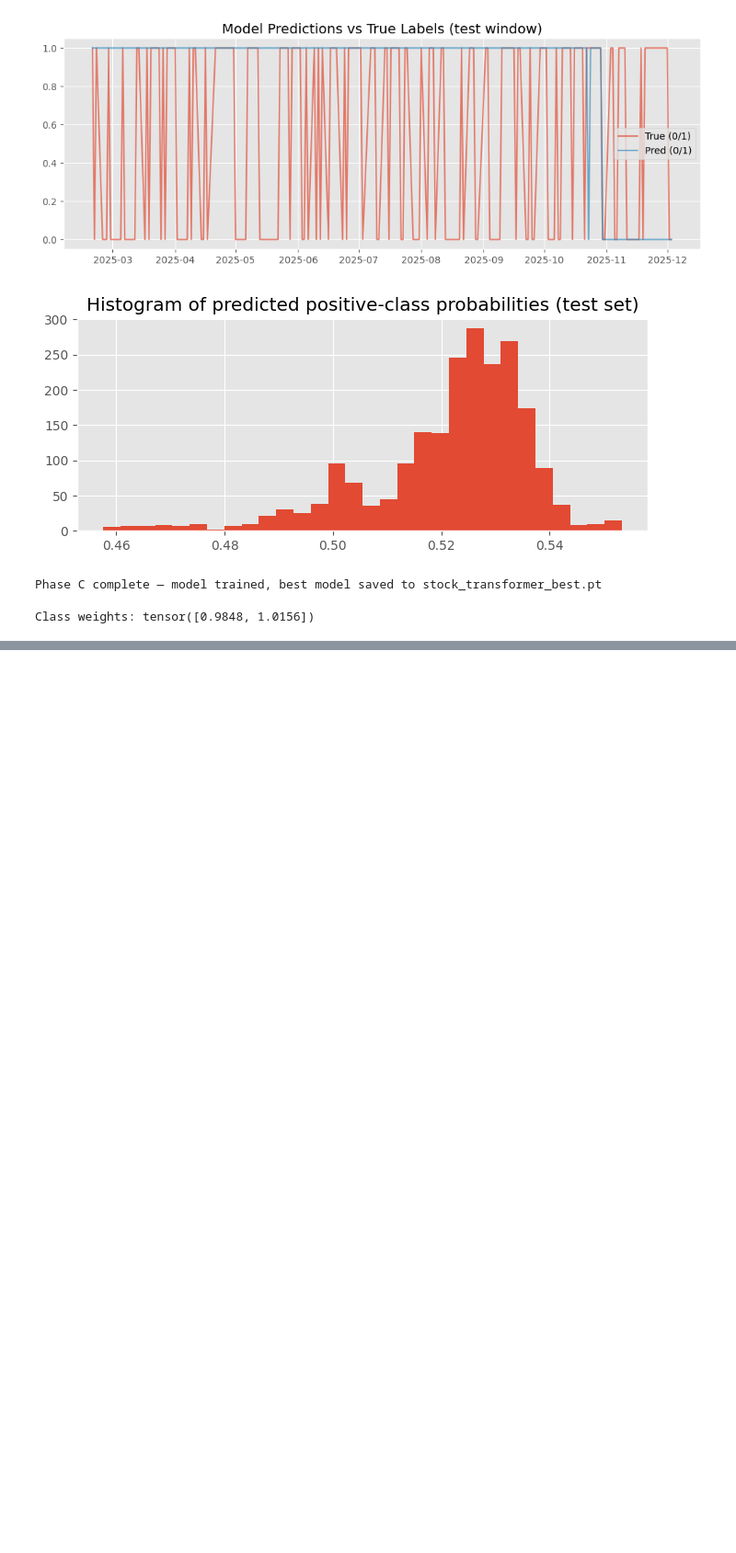
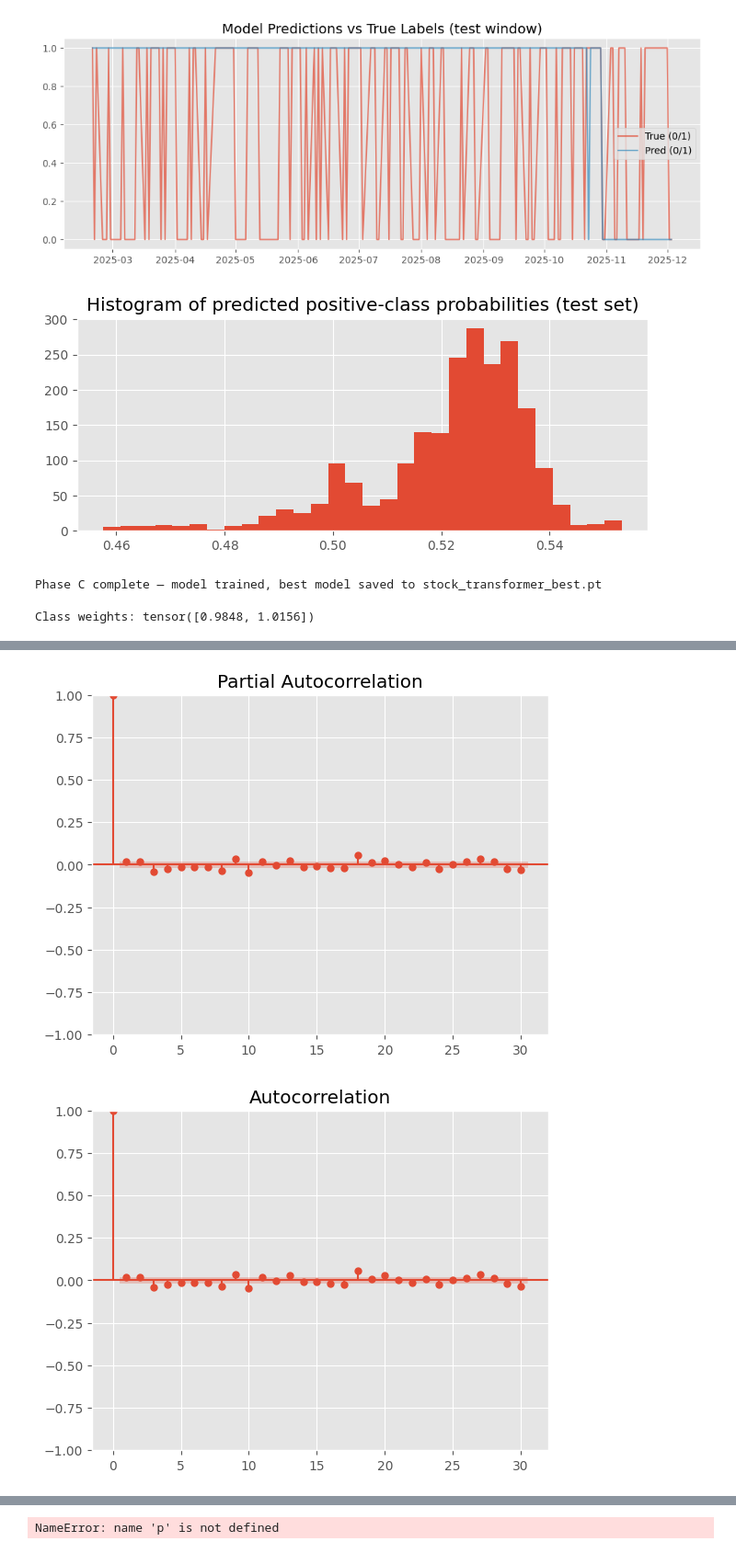
Before and after one commit to etjpk/Winter_Project, a Jupyter notebook: 01_data_explore.ipynb.ipynb, the cells around one changed output, grey strips where cells are left out. Shown at 92% size. Cells and saved outputs as stored; diff of their text form; code cells hidden in the pictures; blank space fills up the shorter version.

```diff
--- a/01_data_explore.ipynb.ipynb
+++ b/01_data_explore.ipynb.ipynb
@@ -2586,0 +2622,2 @@ Class weights: tensor([0.9848, 1.0156])
+# %%
+ts_diff = ts.diff().dropna()
@@ -2586,0 +2635,8 @@ Class weights: tensor([0.9848, 1.0156])
+# %%
+from statsmodels.graphics.tsaplots import plot_acf, plot_pacf
+
+plot_acf(ts_diff, lags=30)
+plot_pacf(ts_diff, lags=30)
+# %% [output]
+[figure, added]
+[figure, added]
@@ -2586,0 +2644,7 @@ Class weights: tensor([0.9848, 1.0156])
+# %%
+from statsmodels.tsa.arima.model import ARIMA
+
+model = ARIMA(ts, order=(p, d, q))
+model_fit = model.fit()
+# %% [output]
+NameError: name 'p' is not defined
```
Also changed, not shown: parts of 22 cells of this notebook, 2 other files.
